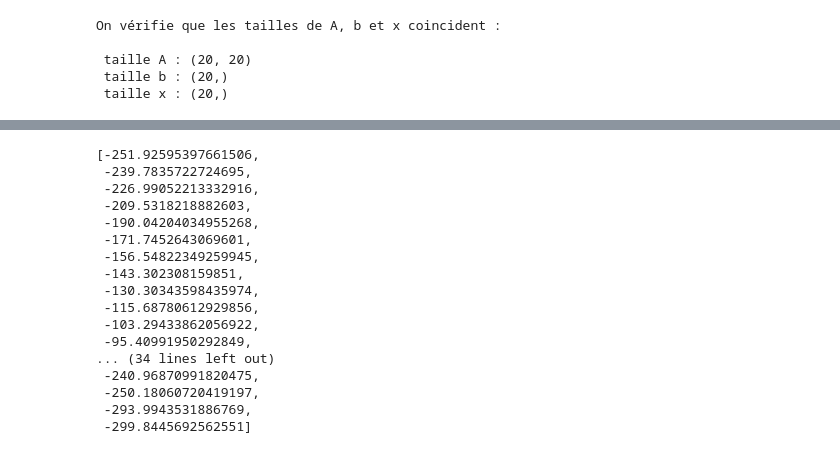
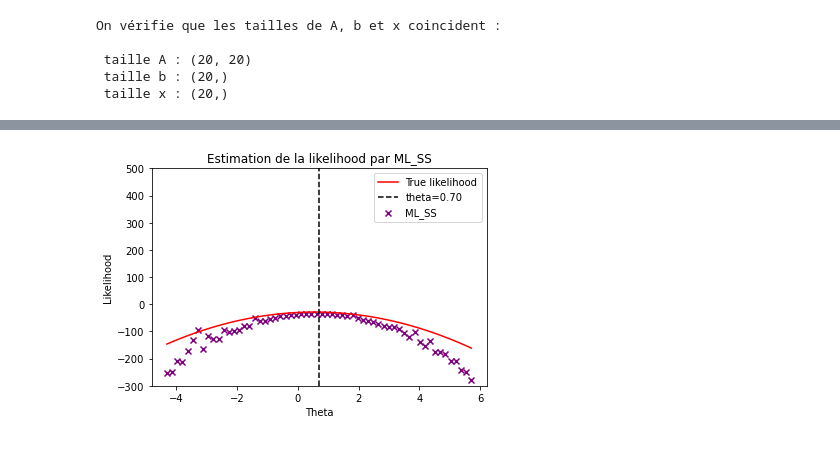
Before and after one commit to NailKhelifa/MLMC_Unibaised_Gradient_Estimation_for_Deep_LVM, a Jupyter notebook: Test_code.ipynb, the cells around one changed output, grey strips where cells are left out. Drawn from its saved outputs; the diff is of its cells as text; code cells hidden in the pictures.

```diff
--- a/Test_code.ipynb
+++ b/Test_code.ipynb
@@ -193,20 +195,5 @@ plt.show()
-# %%
-estimated_likelihood
-# %% [output]
-[-251.92595397661506,
- -239.7835722724695,
- -226.99052213332916,
- -209.5318218882603,
- -190.04204034955268,
- -171.7452643069601,
- -156.54822349259945,
- -143.302308159851,
- -130.30343598435974,
- -115.68780612929856,
- -103.29433862056922,
- -95.40991950292849,
-... (34 lines left out)
- -240.96870991820475,
- -250.18060720419197,
- -293.9943531886769,
- -299.8445692562551]
+# %%
+#On remarque c'est beaucoup plus long en important depuis le .py
+Code.plot_likelihood(r, x, noised_A, noised_b, theta_true, n_simulations, "ML_SS")
+# %% [output]
+[figure, added]
```
Also changed, not shown: parts of 20 cells of this notebook, 1 other file.
